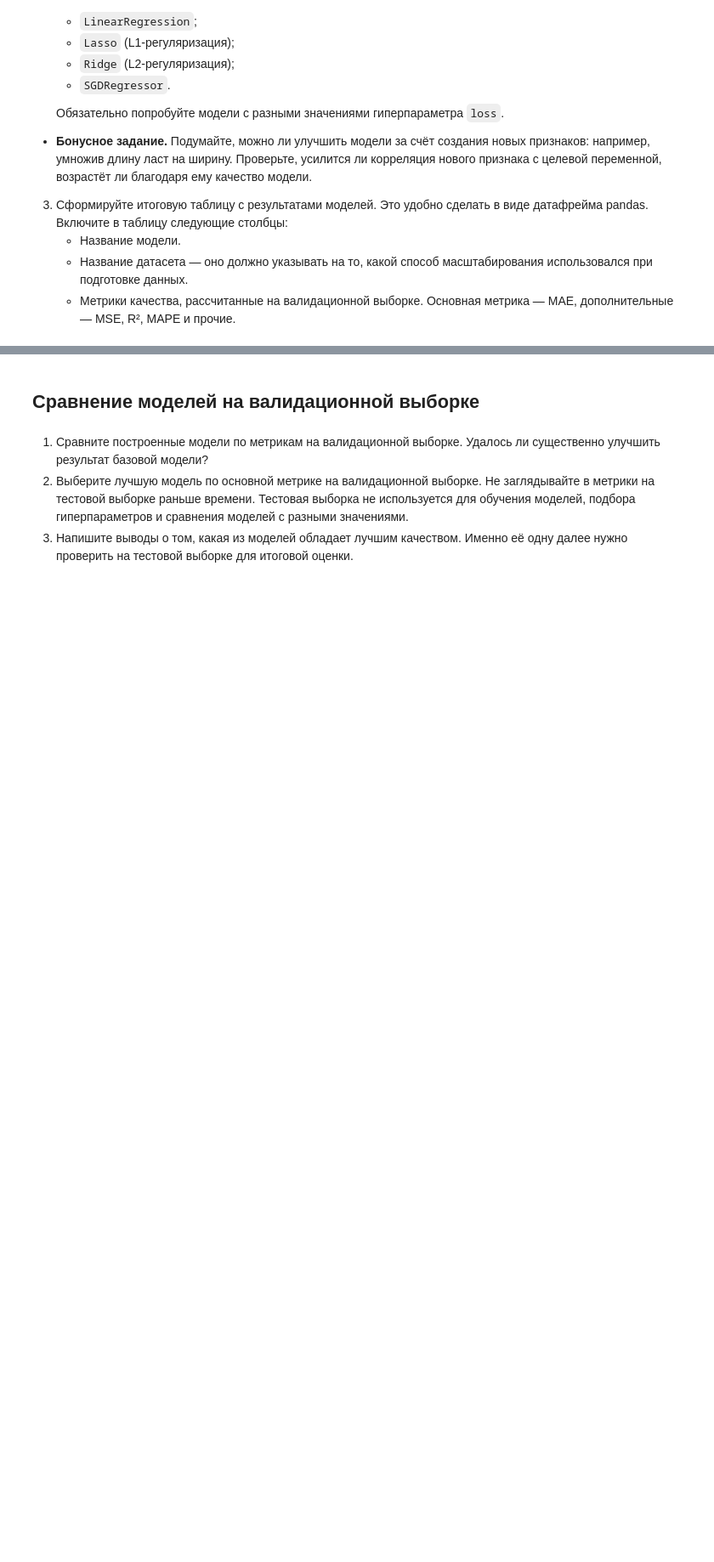
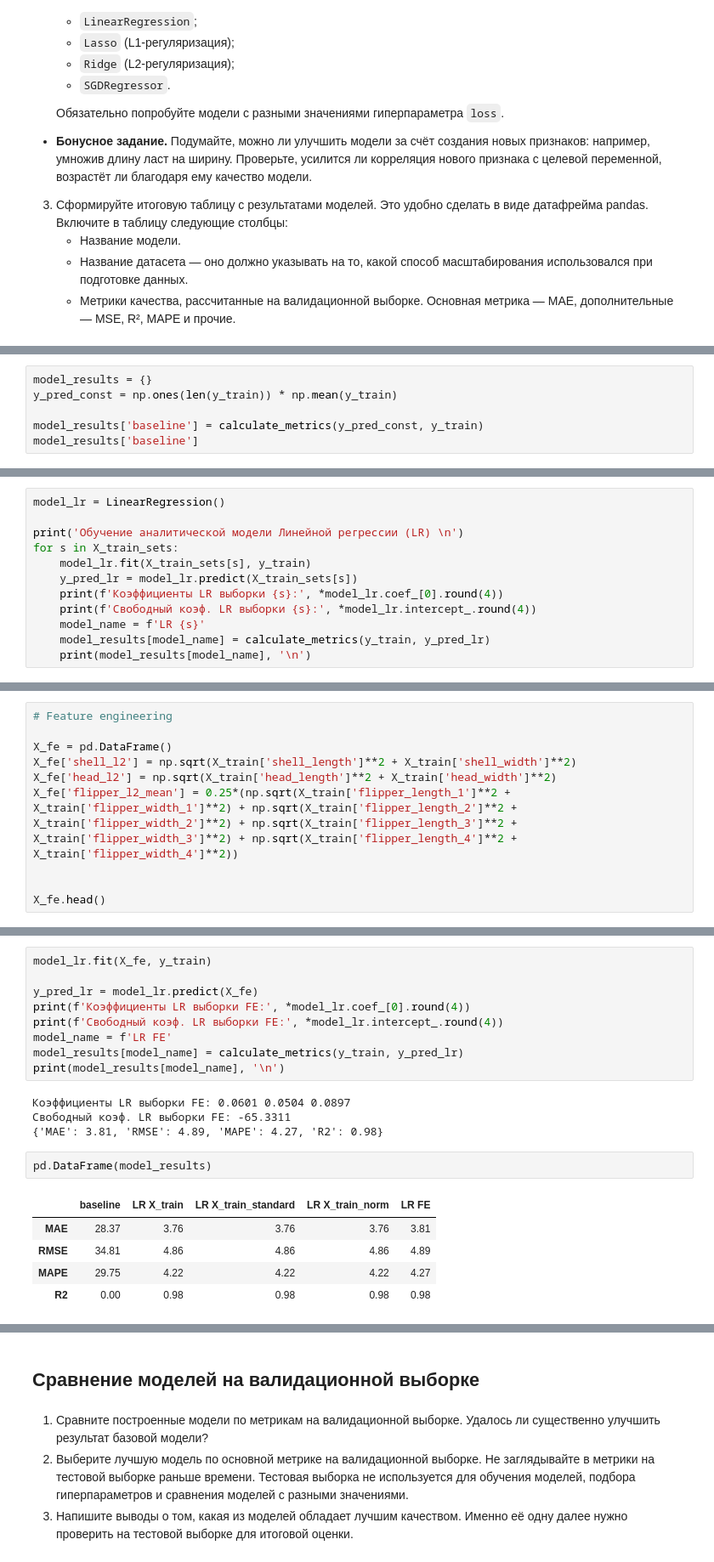
Before and after one commit to TemaQDX/project_turtle, a Jupyter notebook: project_turtle_sprint_10_Artem_Burov.ipynb, the cells around one changed output, grey strips where cells are left out. Shown at 85% size. Saved outputs shown, nothing was run; the diff lists cells and outputs as text; blank space fills up the shorter version.

Commit message:
models_20269516_lr

```diff
--- a/project_turtle_sprint_10_Artem_Burov.ipynb
+++ b/project_turtle_sprint_10_Artem_Burov.ipynb
@@ -888,0 +908,6 @@ ___________
+# %%
+model_results = {}
+y_pred_const = np.ones(len(y_train)) * np.mean(y_train)
+
+model_results['baseline'] = calculate_metrics(y_pred_const, y_train)
+model_results['baseline']
@@ -888,0 +928,12 @@ ___________
+# %%
+model_lr = LinearRegression()
+
+print('Обучение аналитической модели Линейной регрессии (LR) \n')
+for s in X_train_sets:
+    model_lr.fit(X_train_sets[s], y_train)
+    y_pred_lr = model_lr.predict(X_train_sets[s])
+    print(f'Коэффициенты LR выборки {s}:', *model_lr.coef_[0].round(4))
+    print(f'Свободный коэф. LR выборки {s}:', *model_lr.intercept_.round(4))
+    model_name = f'LR {s}'
+    model_results[model_name] = calculate_metrics(y_train, y_pred_lr)
+    print(model_results[model_name], '\n')
@@ -888,0 +983,10 @@ ___________
+# %%
+# Feature engineering
+
+X_fe = pd.DataFrame()
+X_fe['shell_l2'] = np.sqrt(X_train['shell_length']**2 + X_train['shell_width']**2)
+X_fe['head_l2'] = np.sqrt(X_train['head_length']**2 + X_train['head_width']**2)
+X_fe['flipper_l2_mean'] = 0.25*(np.sqrt(X_train['flipper_length_1']**2 + X_train['flipper_width_1']**2) + np.sqrt(X_train['flipper_length_2']**2 + X_train['flipper_width_2']**2) + np.sqrt(X_train['flipper_length_3']**2 + X_train['flipper_width_3']**2) + np.sqrt(X_train['flipper_length_4']**2 + X_train['flipper_width_4']**2))
+
+
+X_fe.head()
@@ -888,0 +1000,21 @@ ___________
+# %%
+model_lr.fit(X_fe, y_train)
+
+y_pred_lr = model_lr.predict(X_fe)
+print(f'Коэффициенты LR выборки FE:', *model_lr.coef_[0].round(4))
+print(f'Свободный коэф. LR выборки FE:', *model_lr.intercept_.round(4))
+model_name = f'LR FE'
+model_results[model_name] = calculate_metrics(y_train, y_pred_lr)
+print(model_results[model_name], '\n')
+# %% [output]
+Коэффициенты LR выборки FE: 0.0601 0.0504 0.0897
+Свободный коэф. LR выборки FE: -65.3311
+{'MAE': 3.81, 'RMSE': 4.89, 'MAPE': 4.27, 'R2': 0.98}
+# %%
+pd.DataFrame(model_results)
+# %% [output]
+|  | baseline | LR X_train | LR X_train_standard | LR X_train_norm | LR FE |
+| MAE | 28.37 | 3.76 | 3.76 | 3.76 | 3.81 |
+| RMSE | 34.81 | 4.86 | 4.86 | 4.86 | 4.89 |
+| MAPE | 29.75 | 4.22 | 4.22 | 4.22 | 4.27 |
+| R2 | 0.00 | 0.98 | 0.98 | 0.98 | 0.98 |
```
Also changed, not shown: parts of 20 cells of this notebook.
